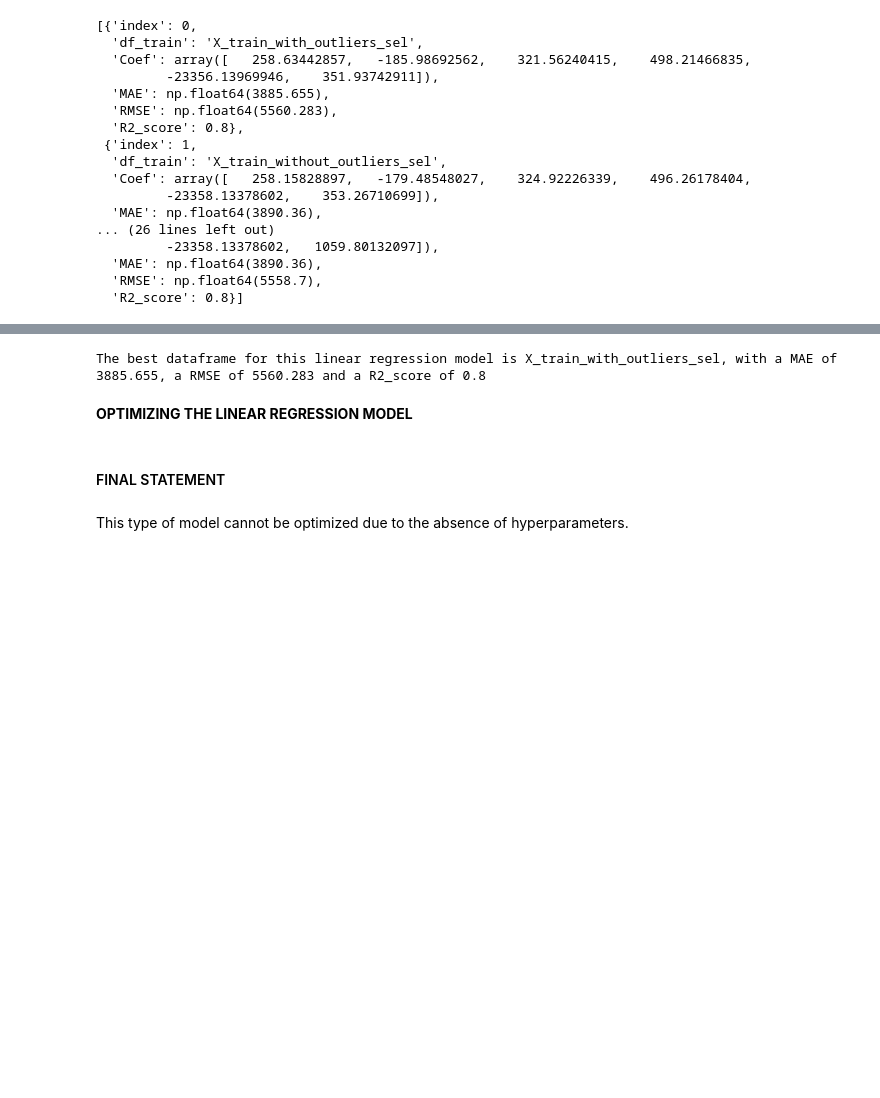
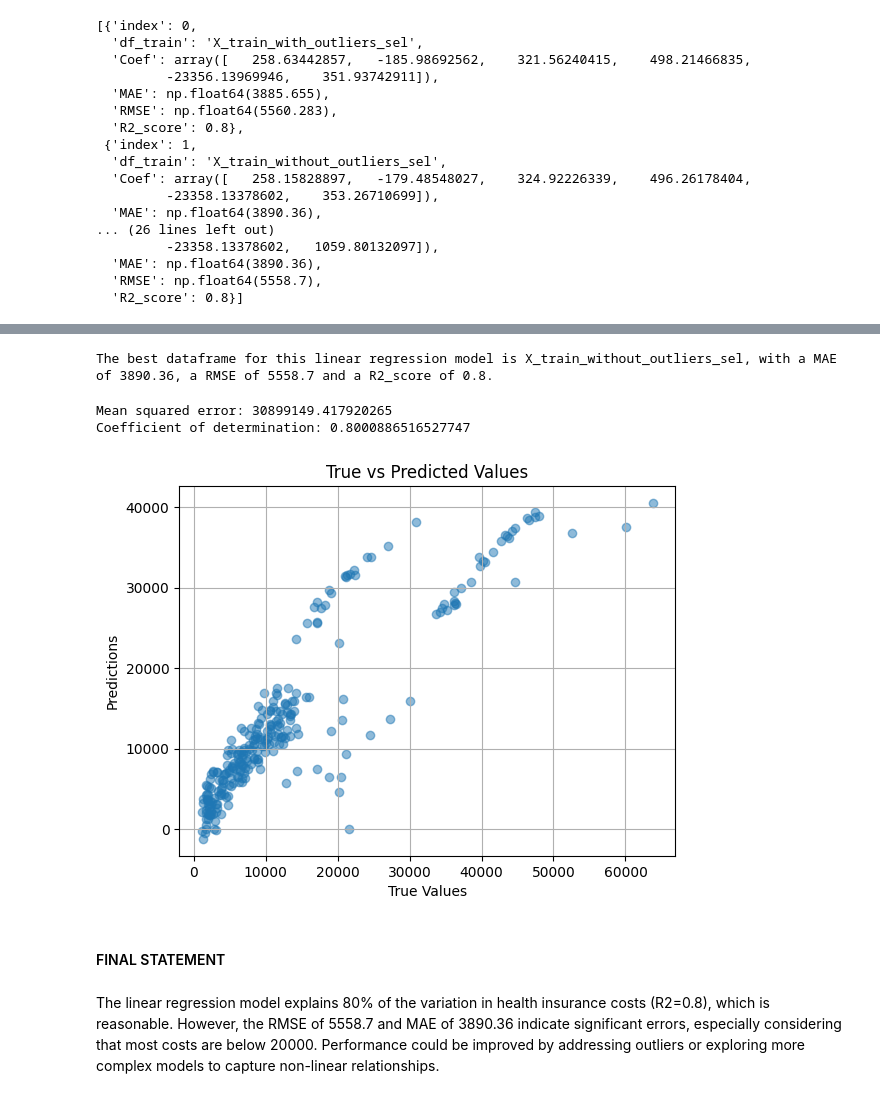
Before and after one commit to RitaViegas/RitaViegas-----projetct-Linear-Regression-main, a Jupyter notebook: src/explore.ipynb, the cells around one changed output, grey strips where cells are left out. Cells and saved outputs as stored; diff of their text form; code cells hidden in the pictures; blank space fills up the shorter version.

Commit message:
True vs Predicted values graph - added Final statement - added

```diff
--- a/src/explore.ipynb
+++ b/src/explore.ipynb
@@ -844,12 +880,25 @@ best_result = results[0]
 print(f"The best dataframe for this linear regression model is {best_result['df_train']}, "
       f"with a MAE of {best_result['MAE']}, "
       f"a RMSE of {best_result['RMSE']} and "
-      f"a R2_score of {best_result['R2_score']}")
+      f"a R2_score of {best_result['R2_score']}.")
 # %% [output]
-The best dataframe for this linear regression model is X_train_with_outliers_sel, with a MAE of 3885.655, a RMSE of 5560.283 and a R2_score of 0.8
+The best dataframe for this linear regression model is X_train_without_outliers_sel, with a MAE of 3890.36, a RMSE of 5558.7 and a R2_score of 0.8.
-# %% [markdown]
- **OPTIMIZING THE LINEAR REGRESSION MODEL**
+# %%
+print(f"Mean squared error: {mean_squared_error(y_test, y_test_pred)}")
+print(f"Coefficient of determination: {r2_score(y_test, y_test_pred)}")
+# %% [output]
+Mean squared error: 30899149.417920265
+Coefficient of determination: 0.8000886516527747
+# %%
+plt.scatter(y_test, y_test_pred, alpha=0.5)
+plt.xlabel("True Values")
+plt.ylabel("Predictions")
+plt.title("True vs Predicted Values")
+plt.grid()
+plt.show()
+# %% [output]
+[figure, added]
 # %% [markdown]
 #### FINAL STATEMENT
-# %% [markdown]
-This type of model cannot be optimized due to the absence of hyperparameters.
+# %% [markdown]
+The linear regression model explains 80% of the variation in health insurance costs (R2=0.8), which is reasonable. However, the RMSE of 5558.7 and MAE of 3890.36 indicate significant errors, especially considering that most costs are below 20000. Performance could be improved by addressing outliers or exploring more complex models to capture non-linear relationships.
```
Also changed, not shown: parts of 2 cells of this notebook.
